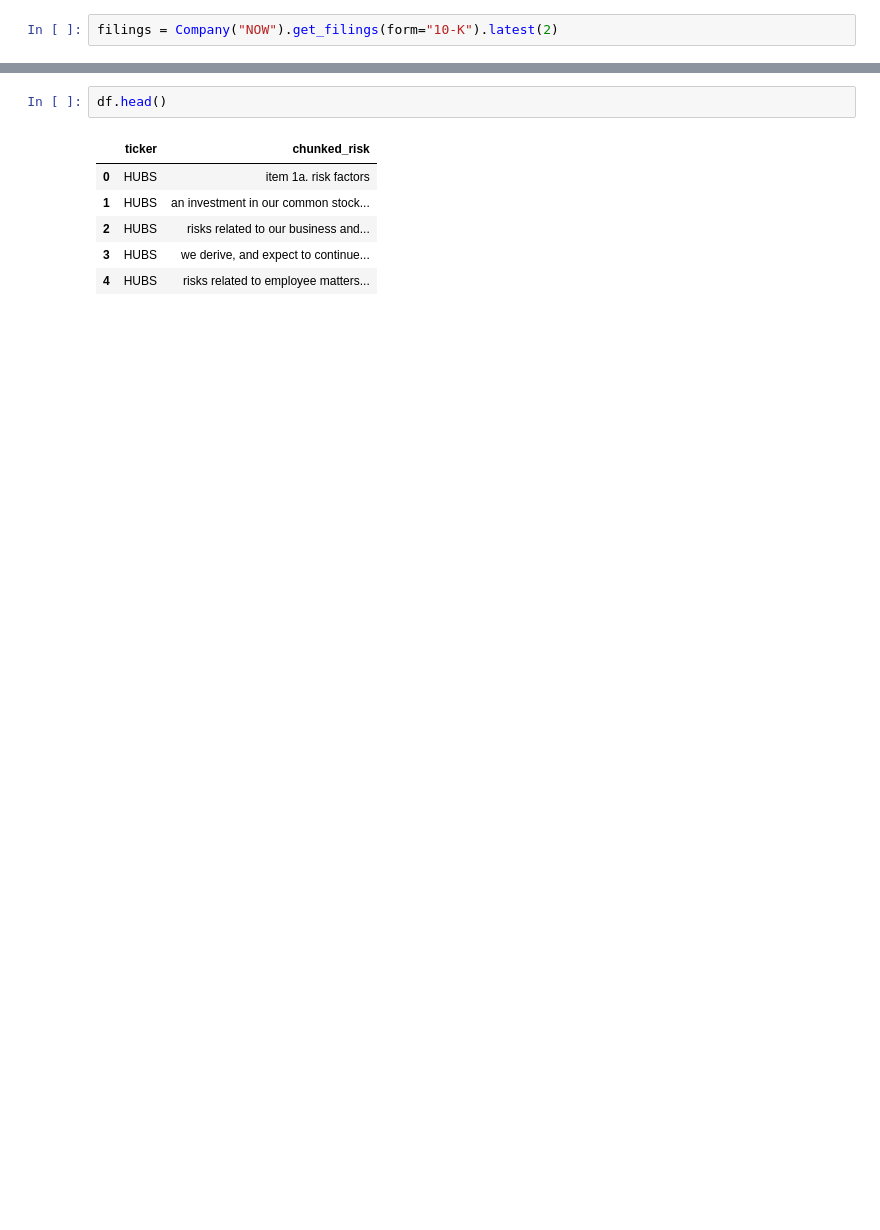
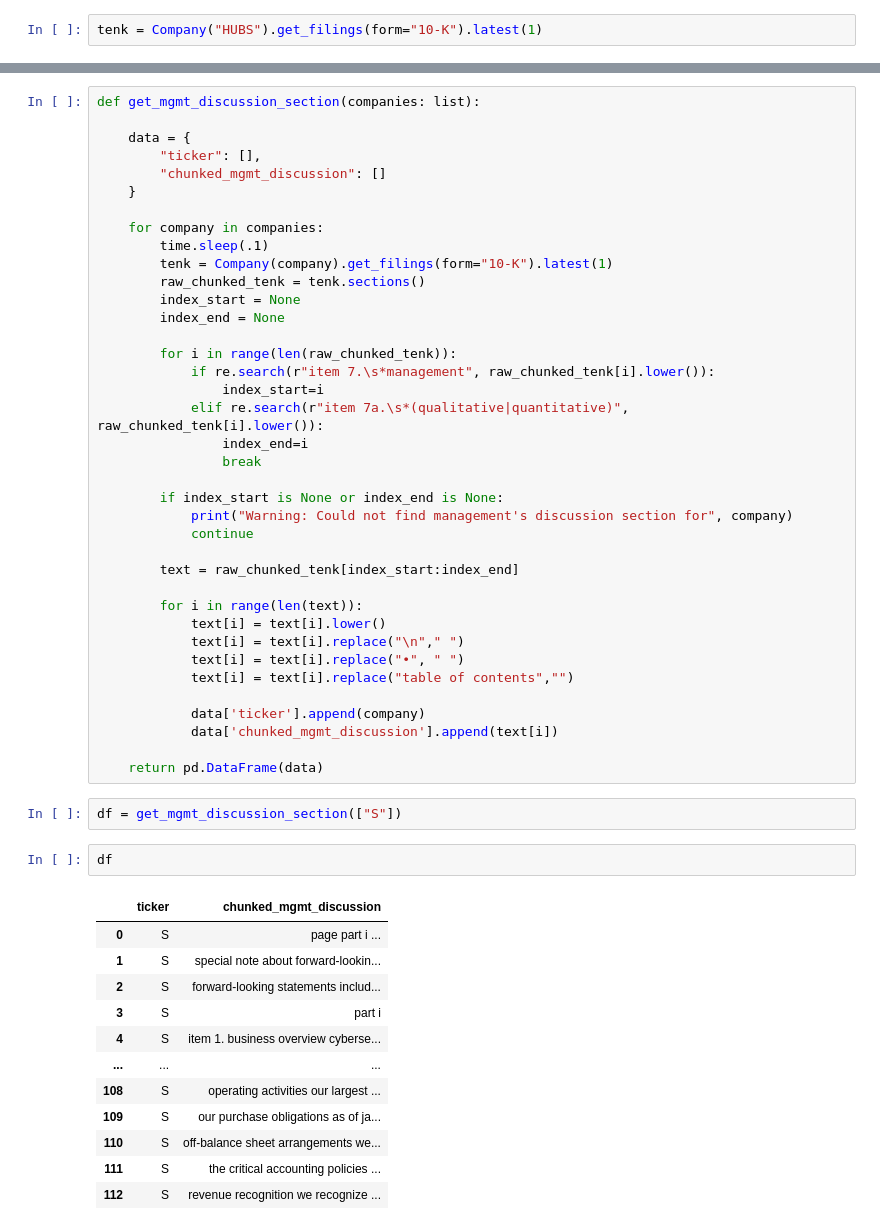
Before and after one commit to neal301/stock_advisor_model, a Jupyter notebook: testing/edgartools_testing.ipynb, the cells around one changed output, grey strips where cells are left out. Cells and saved outputs as stored; diff of their text form; blank space fills up the shorter version.

```diff
--- a/testing/edgartools_testing.ipynb
+++ b/testing/edgartools_testing.ipynb
@@ -17,2 +14,2 @@ from edgar import *
 # %%
-filings = Company("NOW").get_filings(form="10-K").latest(2)
+tenk = Company("HUBS").get_filings(form="10-K").latest(1)
@@ -63,9 +78,55 @@ df = get_risk_sections(companies)
+# %%
+def get_mgmt_discussion_section(companies: list):
+
+    data = {
+        "ticker": [],
+        "chunked_mgmt_discussion": []
+    }
+
+    for company in companies:
+        time.sleep(.1)
+        tenk = Company(company).get_filings(form="10-K").latest(1)
+        raw_chunked_tenk = tenk.sections()
+        index_start = None
+        index_end = None
+
+        for i in range(len(raw_chunked_tenk)):
+            if re.search(r"item 7.\s*management", raw_chunked_tenk[i].lower()):
+                index_start=i
+            elif re.search(r"item 7a.\s*(qualitative|quantitative)", raw_chunked_tenk[i].lower()):
+                index_end=i
+                break
+
+        if index_start is None or index_end is None:
+            print("Warning: Could not find management's discussion section for", company)
+            continue
+
+        text = raw_chunked_tenk[index_start:index_end]
+
+        for i in range(len(text)):
+            text[i] = text[i].lower()
+            text[i] = text[i].replace("\n"," ")
+            text[i] = text[i].replace("•", " ")
+            text[i] = text[i].replace("table of contents","")
+
+            data['ticker'].append(company)
+            data['chunked_mgmt_discussion'].append(text[i])
+
+    return pd.DataFrame(data)
+# %%
+df = get_mgmt_discussion_section(["S"])
 # %%
-df.head()
+df
 # %% [output]
-|  | ticker | chunked_risk |
-| 0 | HUBS | item 1a. risk factors |
-| 1 | HUBS | an investment in our common stock... |
-| 2 | HUBS | risks related to our business and... |
-| 3 | HUBS | we derive, and expect to continue... |
-| 4 | HUBS | risks related to employee matters... |
+|  | ticker | chunked_mgmt_discussion |
+| 0 | S | page part i ... |
+| 1 | S | special note about forward-lookin... |
+| 2 | S | forward-looking statements includ... |
+| 3 | S | part i |
+| 4 | S | item 1. business overview cyberse... |
+| ... | ... | ... |
+| 108 | S | operating activities our largest ... |
+| 109 | S | our purchase obligations as of ja... |
+| 110 | S | off-balance sheet arrangements we... |
+| 111 | S | the critical accounting policies ... |
+| 112 | S | revenue recognition we recognize ... |
```
Also changed, not shown: parts of 20 cells of this notebook, 1 other file.
